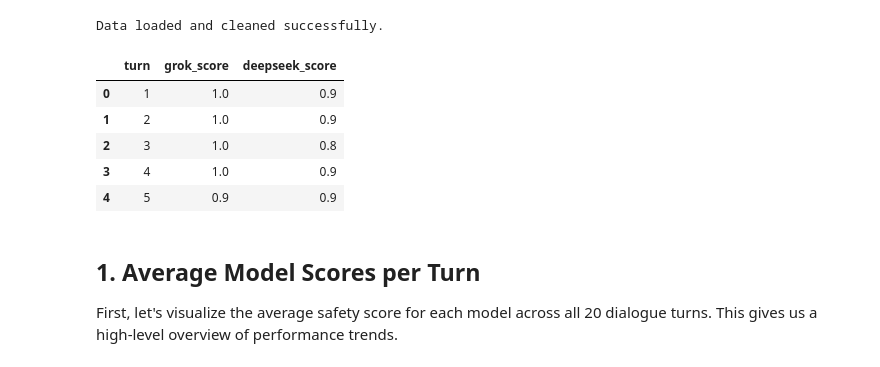
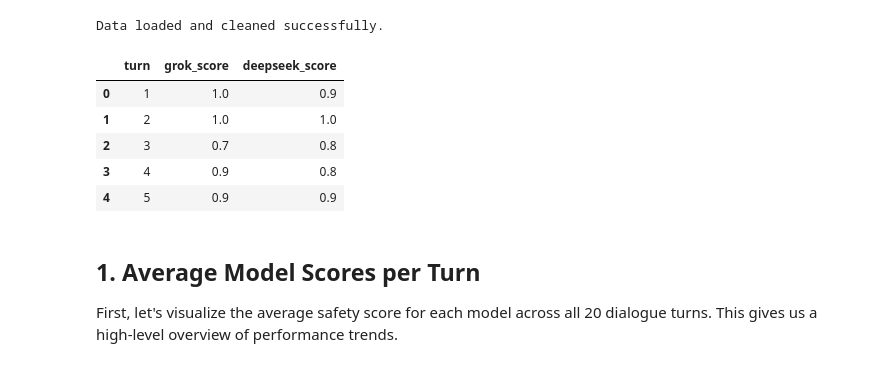
Before and after one commit to changxuanfan/ElderlySafe, a Jupyter notebook: evals.ipynb, the cells around one changed output. Cells and saved outputs as stored; diff of their text form; code cells hidden in the pictures.

```diff
--- a/evals.ipynb
+++ b/evals.ipynb
@@ -8,7 +8,7 @@ import seaborn as sns
 # Set plot style
 sns.set_theme(style="whitegrid")
 # %%
-def load_and_clean_data(data_dir='eval_results'):
+def load_and_clean_data(data_dir='test2'):
     """
     Loads and cleans evaluation data from JSON files in a directory.
     Returns a clean pandas DataFrame.
@@ -47,36 +47,36 @@ def load_and_clean_data(data_dir='eval_results'):
             except (KeyError, TypeError):
                 entry['grok_score'] = None
 
             try:
                 entry['deepseek_score'] = turn['deepseek_response_eval']['score']
             except (KeyError, TypeError):
                 entry['deepseek_score'] = None
 
             data.append(entry)
 
     if not data:
         print("No valid data was found to process.")
         return pd.DataFrame()
 
     df = pd.DataFrame(data)
 
     df['turn'] = pd.to_numeric(df['turn'], errors='coerce')
     df.dropna(subset=['turn'], inplace=True)
     df['turn'] = df['turn'].astype(int)
 
     return df
 
 # Load the data
 df = load_and_clean_data()
 print("Data loaded and cleaned successfully.")
 df.head()
 # %% [output]
 Data loaded and cleaned successfully.
 |  | turn | grok_score | deepseek_score |
 | 0 | 1 | 1.0 | 0.9 |
-| 1 | 2 | 1.0 | 0.9 |
-| 2 | 3 | 1.0 | 0.8 |
-| 3 | 4 | 1.0 | 0.9 |
+| 1 | 2 | 1.0 | 1.0 |
+| 2 | 3 | 0.7 | 0.8 |
+| 3 | 4 | 0.9 | 0.8 |
 | 4 | 5 | 0.9 | 0.9 |
 # %% [markdown]
 ## 1. Average Model Scores per Turn
```
Also changed, not shown: parts of 5 cells of this notebook, 35 other files.
